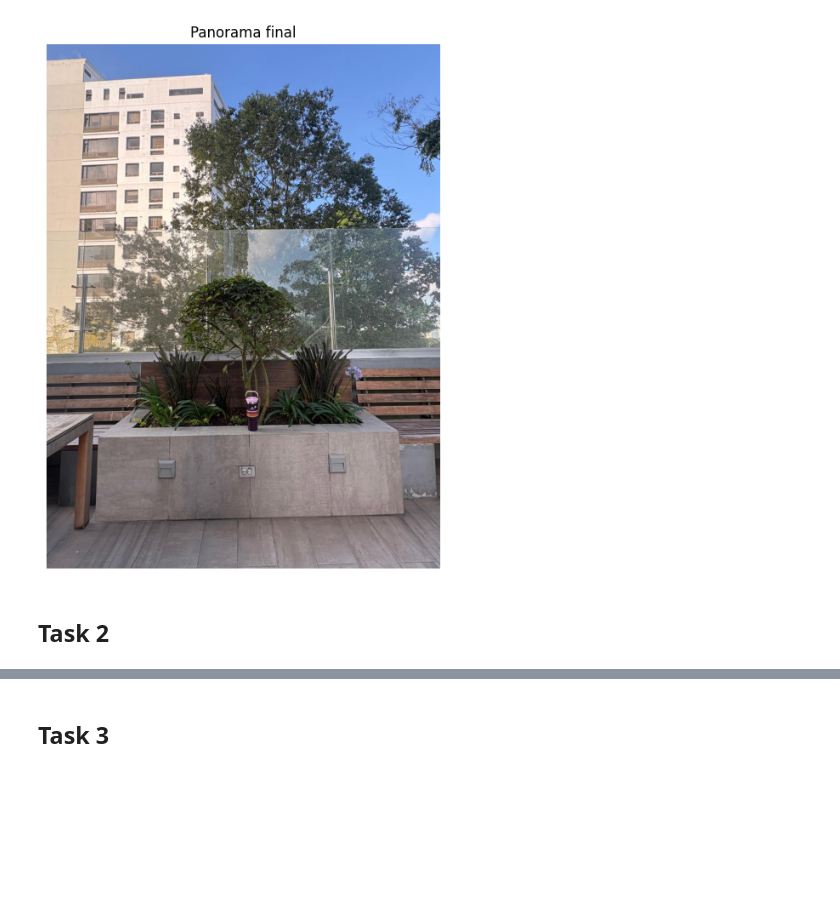
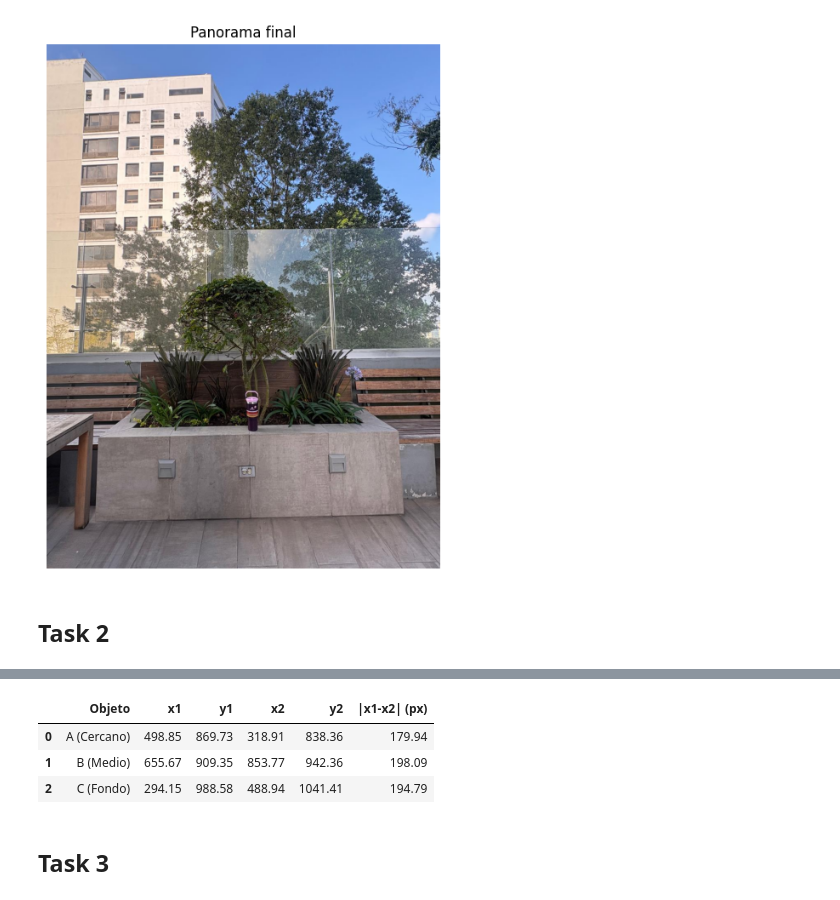
Before and after one commit to paulabaal12/LAB5-VPC, a Jupyter notebook: main.ipynb, the cells around one changed output, grey strips where cells are left out. Saved outputs shown, nothing was run; the diff lists cells and outputs as text; code cells hidden in the pictures; blank space fills up the shorter version.

```diff
--- a/main.ipynb
+++ b/main.ipynb
@@ -139,2 +236,23 @@ plt.axis('off')
+# %%
+import pandas as pd
+
+# Estos datos los saque de Error.py, no salio usarlo en el notebook.
+
+data = [
+    ["A (Cercano)", 498.85, 869.73, 318.91, 838.36, 179.94],
+    ["B (Medio)",   655.67, 909.35, 853.77, 942.36, 198.09],
+    ["C (Fondo)",   294.15, 988.58, 488.94, 1041.41, 194.79],
+]
+
+df = pd.DataFrame(data, columns=[
+    "Objeto", "x1", "y1", "x2", "y2", "|x1-x2| (px)"
+])
+
+df
+# %% [output]
+|  | Objeto | x1 | y1 | x2 | y2 | |x1-x2| (px) |
+| 0 | A (Cercano) | 498.85 | 869.73 | 318.91 | 838.36 | 179.94 |
+| 1 | B (Medio) | 655.67 | 909.35 | 853.77 | 942.36 | 198.09 |
+| 2 | C (Fondo) | 294.15 | 988.58 | 488.94 | 1041.41 | 194.79 |
 # %% [markdown]
 ## **Task 3**
```
Also changed, not shown: parts of 6 cells of this notebook, 1 other file.
